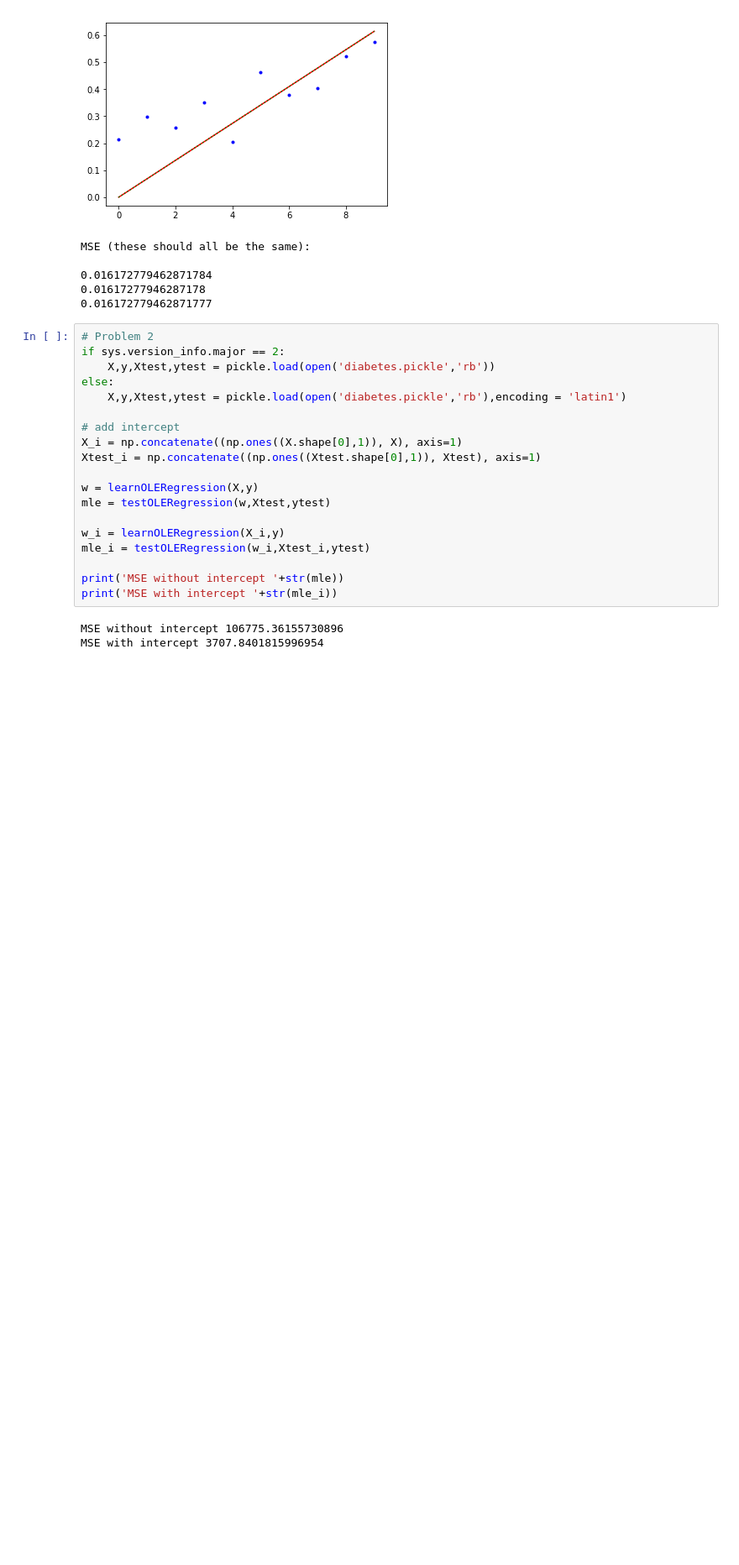
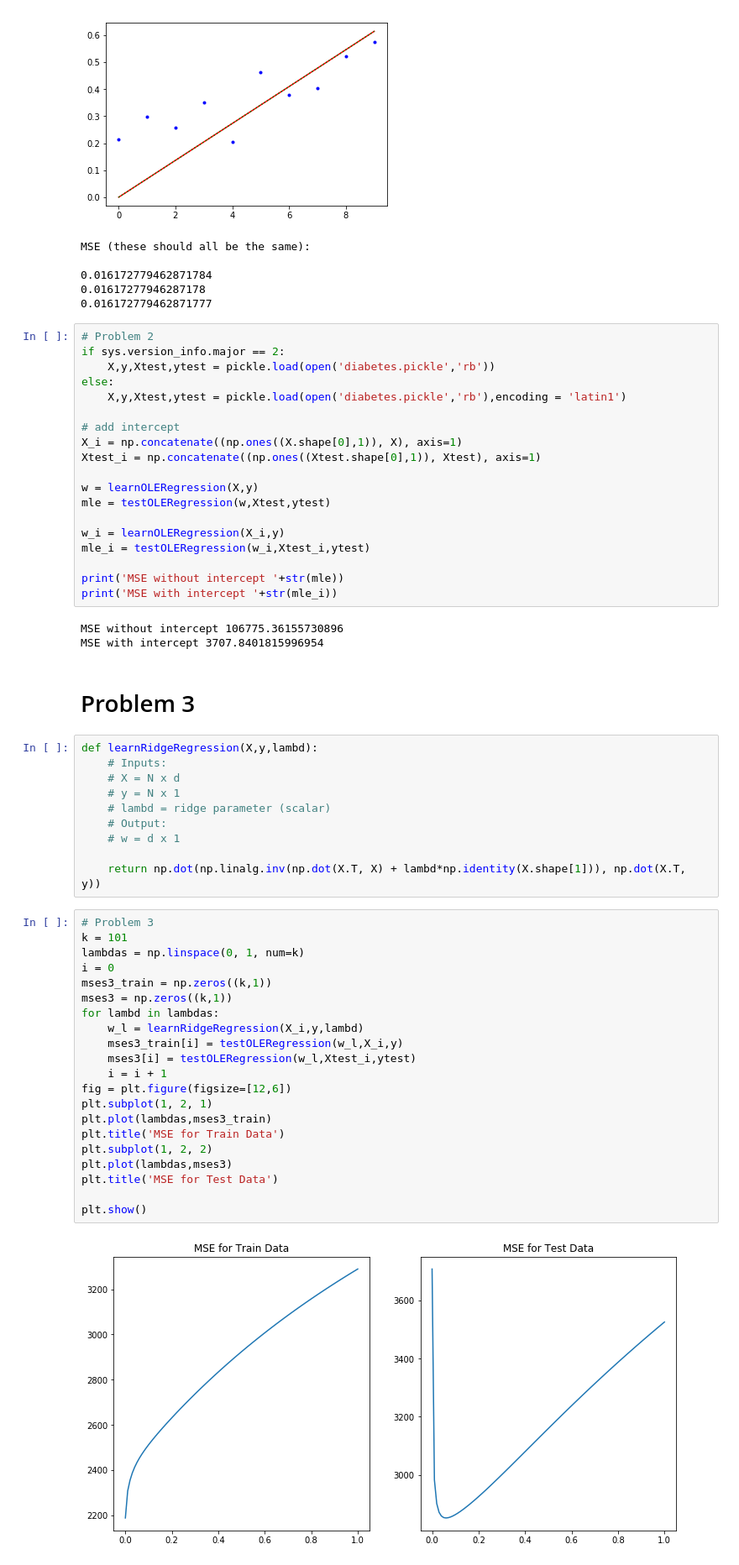
Before and after one commit to nathanmargaglio/Classification-and-Regression, a Jupyter notebook: Experimentation.ipynb, the cells around one changed output. Shown: that part at 84% size. Saved outputs shown, nothing was run; the diff lists cells and outputs as text; blank space fills up the shorter version.

Commit message:
problem 3

```diff
--- a/Experimentation.ipynb
+++ b/Experimentation.ipynb
@@ -251,3 +251,38 @@ print('MSE with intercept '+str(mle_i))
 # %% [output]
 MSE without intercept 106775.36155730896
 MSE with intercept 3707.8401815996954
+# %% [markdown]
+# Problem 3
+# %%
+def learnRidgeRegression(X,y,lambd):
+    # Inputs:
+    # X = N x d
+    # y = N x 1
+    # lambd = ridge parameter (scalar)
+    # Output:
+    # w = d x 1
+
+    return np.dot(np.linalg.inv(np.dot(X.T, X) + lambd*np.identity(X.shape[1])), np.dot(X.T, y))
+# %%
+# Problem 3
+k = 101
+lambdas = np.linspace(0, 1, num=k)
+i = 0
+mses3_train = np.zeros((k,1))
+mses3 = np.zeros((k,1))
+for lambd in lambdas:
+    w_l = learnRidgeRegression(X_i,y,lambd)
+    mses3_train[i] = testOLERegression(w_l,X_i,y)
+    mses3[i] = testOLERegression(w_l,Xtest_i,ytest)
+    i = i + 1
+fig = plt.figure(figsize=[12,6])
+plt.subplot(1, 2, 1)
+plt.plot(lambdas,mses3_train)
+plt.title('MSE for Train Data')
+plt.subplot(1, 2, 2)
+plt.plot(lambdas,mses3)
+plt.title('MSE for Test Data')
+
+plt.show()
+# %% [output]
+[figure, added]
```
Also changed, not shown: 1 other file.
